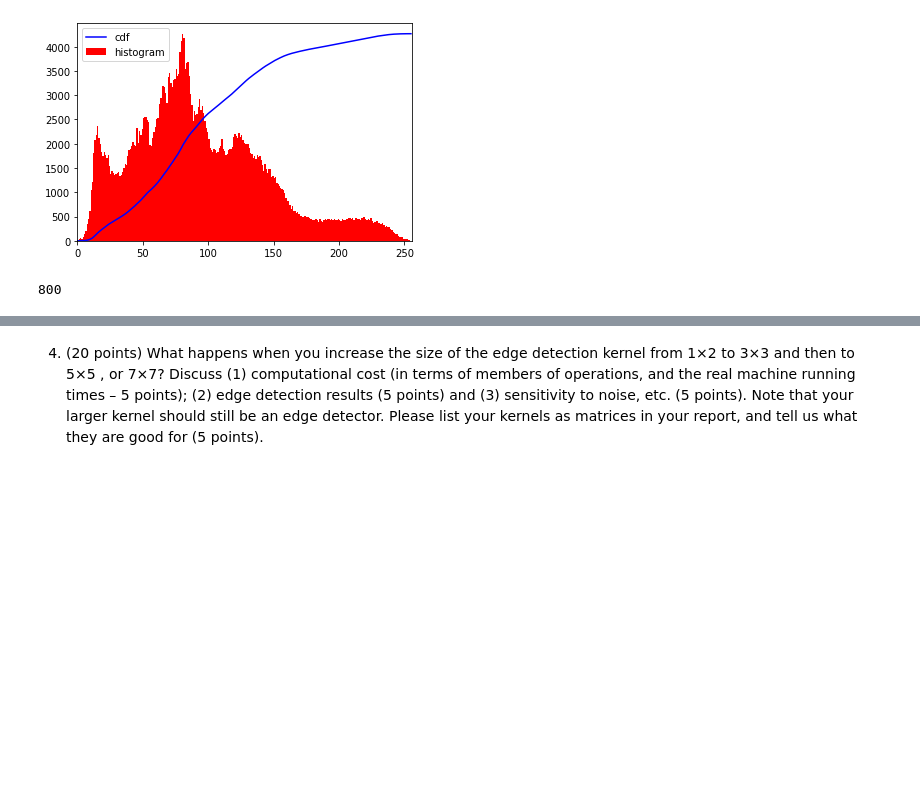
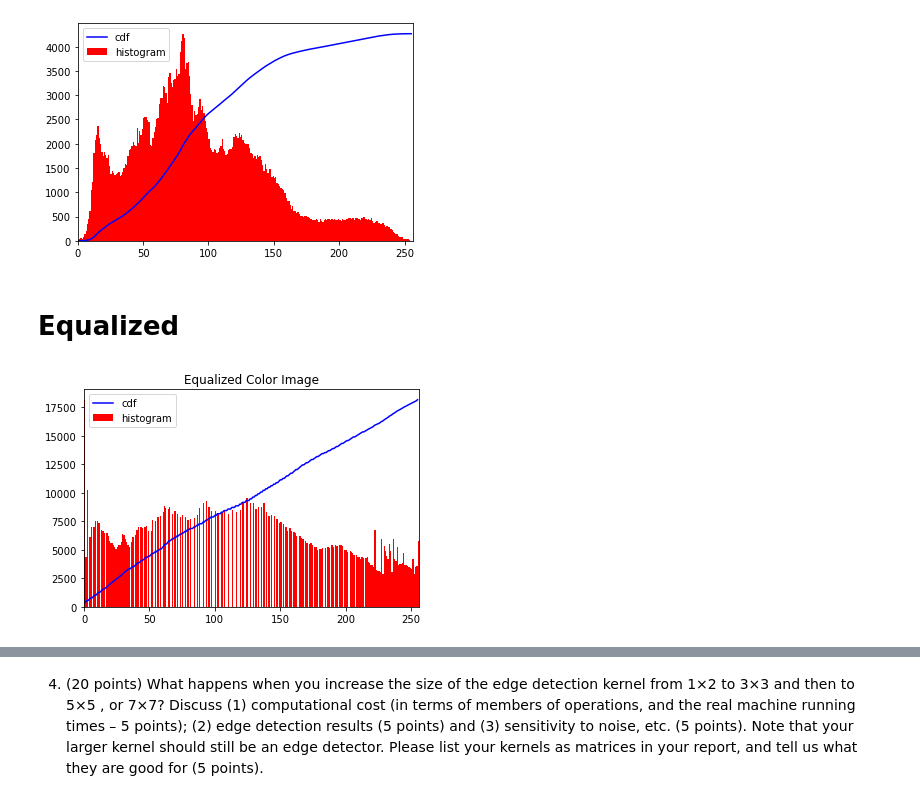
Before and after one commit to adomakor412/ComputerVision, a Jupyter notebook: ComputerVisionBasics/ImageEnhancement_ImageFomation_EdgeDetection.ipynb, the cells around one changed output, grey strips where cells are left out. Saved outputs shown, nothing was run; the diff lists cells and outputs as text; code cells hidden in the pictures; blank space fills up the shorter version.

```diff
--- a/ComputerVisionBasics/ImageEnhancement_ImageFomation_EdgeDetection.ipynb
+++ b/ComputerVisionBasics/ImageEnhancement_ImageFomation_EdgeDetection.ipynb
@@ -57,14 +59,10 @@ def imageGray(image):
     G = image[:,:,1]
     B = image[:,:,2]
     grayScale = 0.2989*R + 0.5870*G + 0.1140*B
+    #grayScale = np.stack((0.2989*R, 0.5870*G, 0.1140*B),axis=2)
     return grayScale
 
 def imagePeak(image):
-    cleanImage = image[np.logical_not(np.isnan(image))]
-    histogram, bin_edges = np.histogram(image, bins=256, range=(0, 1))
-    return histogram, bin_edges
-
-def imageContrast(image):
     cleanImage = image[np.logical_not(np.isnan(image))]
     histogram, bin_edges = np.histogram(image, bins=256, range=(0, 1))
     return histogram, bin_edges
@@ -75,13 +73,8 @@ def imageHist(image):
     cdf_normalized = cdf * hist.max()/ cdf.max()
     return cdf_normalized, hist, bins
 
-def imageThreshold(image):
-    cleanImage = image[np.logical_not(np.isnan(image))]
-    histogram, bin_edges = np.histogram(image, bins=256, range=(0, 1))
-    return histogram, bin_edges
-
 def imageEqualize(image,cdf):
     cdf_m = np.ma.masked_equal(cdf,0)
-    cdf_m = (cdf_m - cdf_m.min())*255/(cdf_m.max()-cdf_m.min())
-    cdf = np.ma.filled(cdf_m,0).astype('uint8')
-    return cdf[img]
+    cdf_m = (cdf_m - cdf_m.min())*256/(cdf_m.max()-cdf_m.min())
+    cdf_out = np.ma.filled(cdf_m,0)#.astype('uint8')
+    return cdf_out[image]
@@ -111,8 +96,8 @@ plt.xlabel("grayscale value")
 plt.ylabel("pixels")
 plt.xlim([0.0, 1.0])  # <- named arguments do not work here
 
-grayImage = imageGray(C)
-histogram, bin_edges = imagePeak(grayImage)
+grayImage = imageGray(np.copy(C))
+histogram, bin_edges = imagePeak(np.copy(grayImage))
 
 plt.plot(bin_edges[0:-1], histogram)  # <- or here
 plt.show()
@@ -125,16 +108,27 @@ plt.imshow(grayImage, cmap = 'gray')
 # %% [markdown]
 # Grayscale Histogram
 # %%
-cdf_normalized,hist, bins = imageHist(grayImage)
+cdf_normalized, hist, bins = imageHist(np.copy(grayImage))
 
 plt.plot(cdf_normalized, color = 'b')
-plt.hist(grayImage.flatten(),256,[0,256],color = 'r')
+plt.hist(np.copy(grayImage).flatten(),256,[0,256],color = 'r')
 plt.xlim([0,256])
 plt.legend(('cdf','histogram'), loc = 'upper left')
 plt.show()
 # %% [output]
 [figure]
-# %%
-len(grayImage[0])
-# %% [output]
-800
+# %% [markdown]
+# Equalized
+# %%
+imgEQL = imageEqualize(np.copy(C),cdf_normalized)
+# %%
+cdf_normalized,hist,bins = imageHist(np.copy(imgEQL))
+
+plt.plot(cdf_normalized, color = 'b')
+plt.hist(imgEQL.flatten(),256,[0,256],color = 'r')
+plt.xlim([0,256])
+plt.legend(('cdf','histogram'), loc = 'upper left')
+plt.title('Equalized Color Image')
+plt.show()
+# %% [output]
+[figure, added]
```
Also changed, not shown: parts of 54 cells of this notebook, 8 other files.
